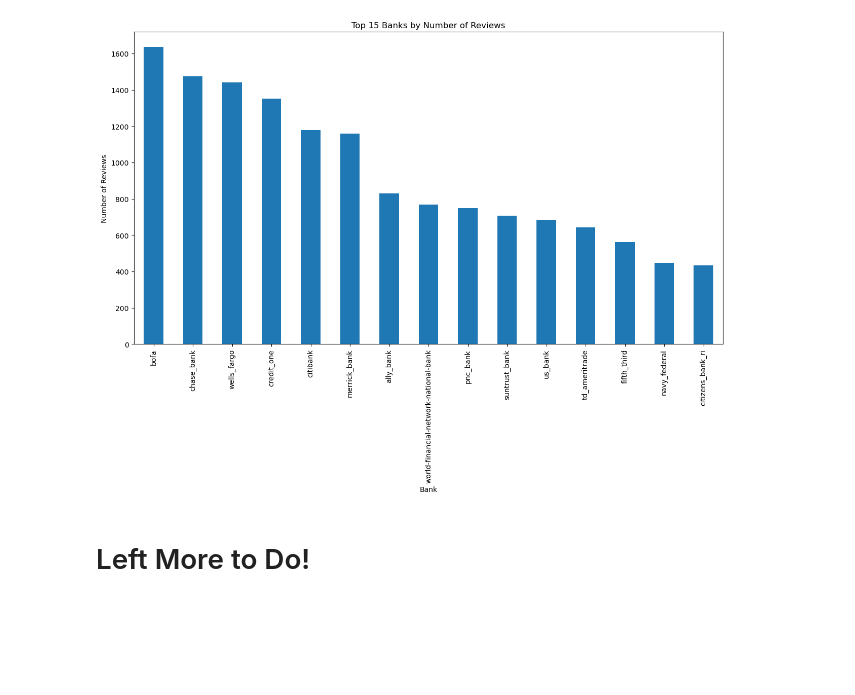
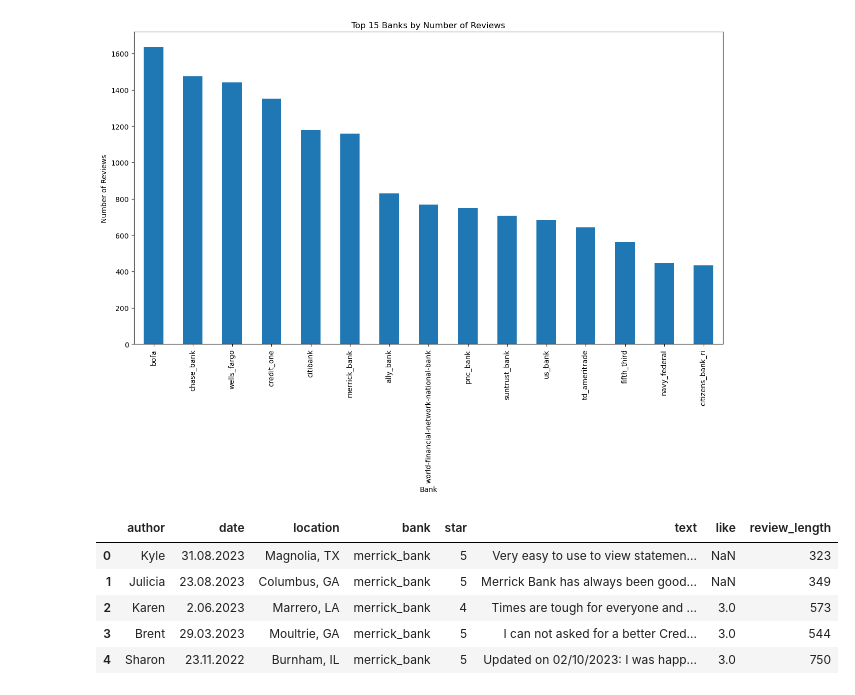
Before and after one commit to ranjansinghds/Bank-Customer-Review-Sentiment-Analysis-Project, a Jupyter notebook: Bank_Customer_Review_Department_Project.ipynb, the cells around one changed output. Saved outputs shown, nothing was run; the diff lists cells and outputs as text; code cells hidden in the pictures; blank space fills up the shorter version.

```diff
--- a/Bank_Customer_Review_Department_Project.ipynb
+++ b/Bank_Customer_Review_Department_Project.ipynb
@@ -204,5 +205,3 @@ plt.xticks(rotation=90)
 plt.show()
 # %% [output]
 [figure]
-# %% [markdown]
-# Left More to Do!
@@ -208,0 +211,10 @@ plt.show()
+# %%
+# checking the head of the dataset again
+banks_df.head()
+# %% [output]
+|  | author | date | location | bank | star | text | like | review_length |
+| 0 | Kyle | 31.08.2023 | Magnolia, TX | merrick_bank | 5 | Very easy to use to view statemen... | NaN | 323 |
+| 1 | Julicia | 23.08.2023 | Columbus, GA | merrick_bank | 5 | Merrick Bank has always been good... | NaN | 349 |
+| 2 | Karen | 2.06.2023 | Marrero, LA | merrick_bank | 4 | Times are tough for everyone and ... | 3.0 | 573 |
+| 3 | Brent | 29.03.2023 | Moultrie, GA | merrick_bank | 5 | I can not asked for a better Cred... | 3.0 | 544 |
+| 4 | Sharon | 23.11.2022 | Burnham, IL | merrick_bank | 5 | Updated on 02/10/2023: I was happ... | 3.0 | 750 |
```
Also changed, not shown: parts of 29 cells of this notebook, 2 other files.
